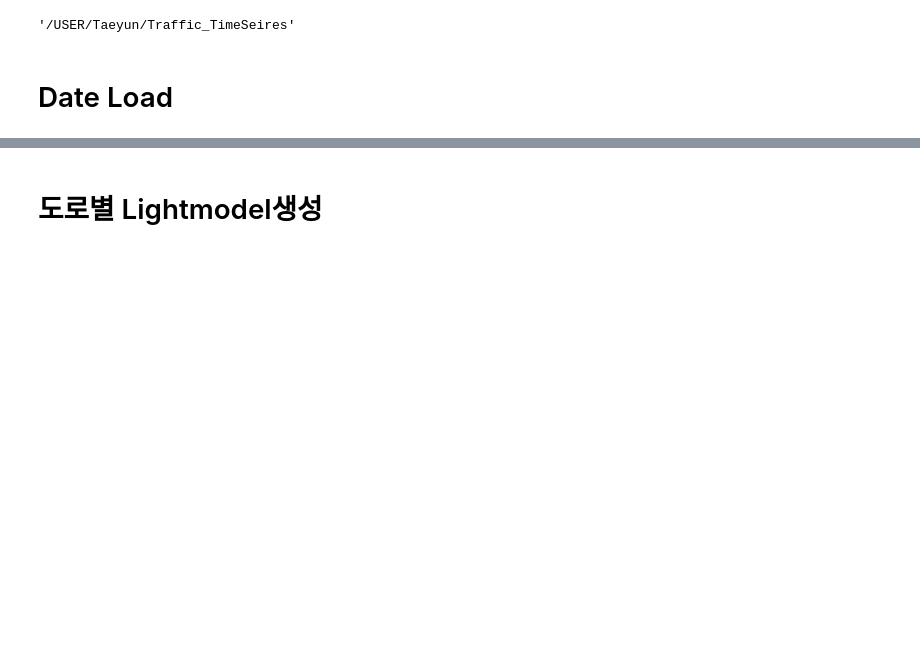
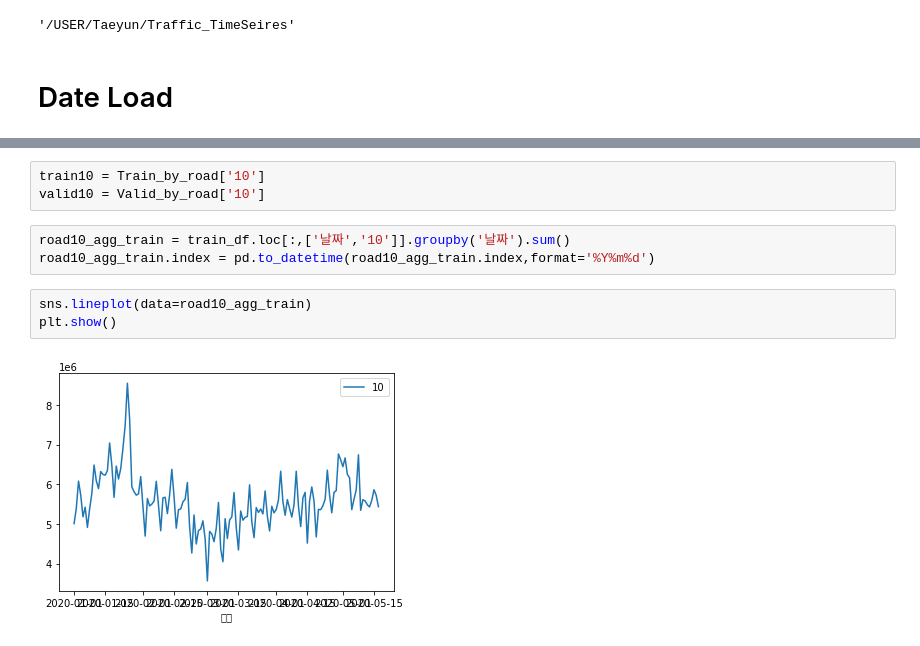
Before and after one commit to TaeTaeKim/Traffic_volume_predcition, a Jupyter notebook: lightLGBM.ipynb, the cells around one changed output, grey strips where cells are left out. Cells and saved outputs as stored; diff of their text form; blank space fills up the shorter version.

```diff
--- a/lightLGBM.ipynb
+++ b/lightLGBM.ipynb
@@ -34,5 +40,14 @@ test_df = load_data_csv(os.path.join(os.getcwd(),'EDA_test.csv'))
 EDA_train.csv ||Shape : (3312, 38)
 EDA_valid.csv ||Shape : (336, 38)
 EDA_test.csv ||Shape : (336, 38)
-# %% [markdown]
-# 도로별 Lightmodel생성
+# %%
+train10 = Train_by_road['10']
+valid10 = Valid_by_road['10']
+# %%
+road10_agg_train = train_df.loc[:,['날짜','10']].groupby('날짜').sum()
+road10_agg_train.index = pd.to_datetime(road10_agg_train.index,format='%Y%m%d')
+# %%
+sns.lineplot(data=road10_agg_train)
+plt.show()
+# %% [output]
+[figure, added]
```
Also changed, not shown: parts of 8 cells of this notebook, 8 other files.
